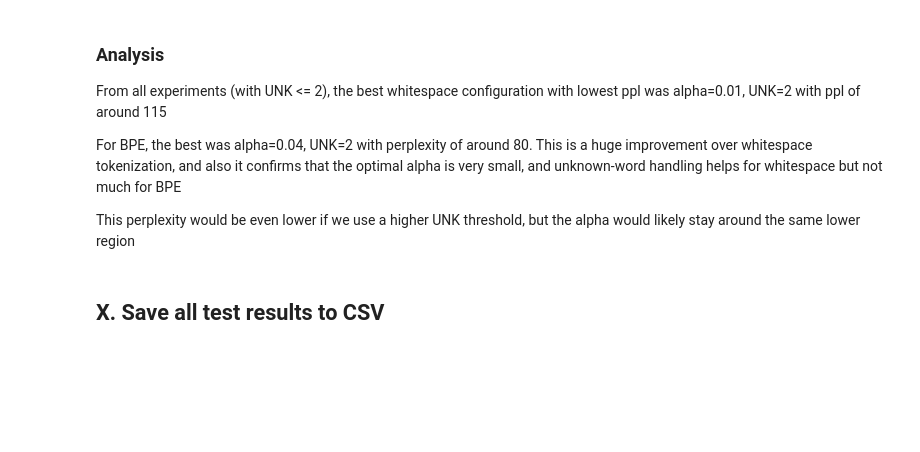
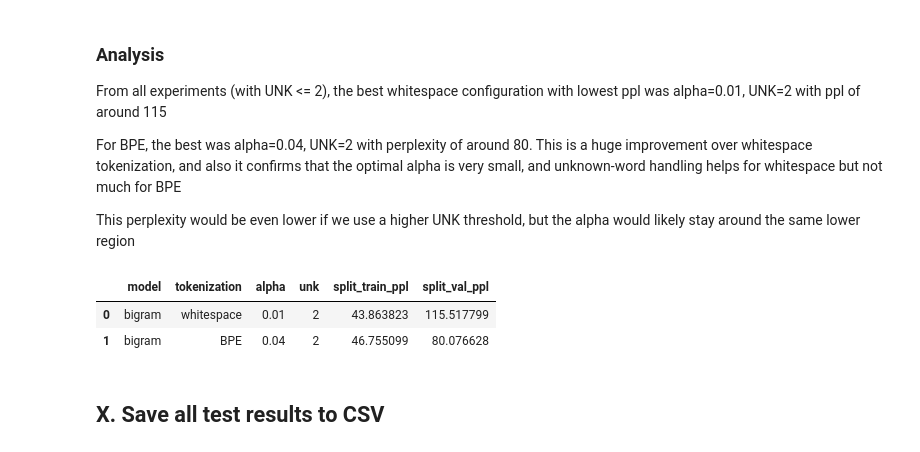
Before and after one commit to axr2718/nlp-code, a Jupyter notebook: A1/eval.ipynb, the cells around one changed output. Cells and saved outputs as stored; diff of their text form; code cells hidden in the pictures; blank space fills up the shorter version.

```diff
--- a/A1/eval.ipynb
+++ b/A1/eval.ipynb
@@ -201,3 +221,18 @@ fine_df
 | 27 | bigram | with_unk | BPE | 0.70 | 2 | 1000 | True | 134.865133 |
 | 28 | bigram | with_unk | BPE | 0.75 | 2 | 1000 | True | 138.255376 |
 | 29 | bigram | with_unk | BPE | 0.80 | 2 | 1000 | True | 141.562086 |
+# %%
+rows = []
+
+# unigram whitespace
+for a in alphas_fine:
+    out = run_cmd(f"python3 {MAIN} -n 1 --alpha {a}")
+    rows += {"model":"unigram","tokenization":"whitespace","alpha":a,"ppl":parse_unigram_output(out)},
+
+# unigram BPE
+for a in alphas_fine:
+    out = run_cmd(f"python3 {MAIN} -n 1 --alpha {a} --use_bpe")
+    rows += {"model":"unigram","tokenization":"bpe","alpha":a,"ppl":parse_unigram_output(out)},
+
+fine_df_unigram = pd.DataFrame(rows)
+fine_df_unigram
@@ -392,6 +443,44 @@ From all experiments (with UNK <= 2), the best whitespace configuration with low
 For BPE, the best was alpha=0.04, UNK=2 with perplexity of around 80. This is a huge improvement over whitespace tokenization, and also it confirms that the optimal alpha is very small, and unknown-word handling helps for whitespace but not much for BPE
 
 This perplexity would be even lower if we use a higher UNK threshold, but the alpha would likely stay around the same lower region
+# %%
+TRAIN = "./A1_DATASET/train.txt"
+VAL   = "./A1_DATASET/val.txt"
+
+def run_bigram(train_path, val_path, use_bpe, alpha, unk_threshold):
+    out = run_cmd(f"python3 {MAIN} --train_path {train_path} --val_path {val_path} -n 2 --alpha {alpha} --unk_threshold {unk_threshold} { '--use_bpe' if use_bpe else '' }")
+    exp = re.search(r"RESULT.*?ppl=([0-9.]+)", out)
+    if not exp:
+        floats = re.findall(r"([0-9]+\.[0-9]+)", out)
+        if floats:
+            return float(floats[-1])
+        raise RuntimeError(f"Could not parse ppl from output:\n{out}")
+    return float(exp.group(1))
+
+rows = []
+
+# Best WS config from prev tests
+ws_alpha = 0.01
+ws_unk   = 2
+ppl_ws_train = run_bigram(TRAIN, TRAIN, use_bpe=False, alpha=ws_alpha, unk_threshold=ws_unk)
+ppl_ws_val   = run_bigram(TRAIN, VAL,   use_bpe=False, alpha=ws_alpha, unk_threshold=ws_unk)
+rows.append(dict(model="bigram", tokenization="whitespace", alpha=ws_alpha, unk=ws_unk,
+                 split_train_ppl=ppl_ws_train, split_val_ppl=ppl_ws_val))
+
+# Best BPE config from prev tests
+bpe_alpha = 0.04
+bpe_unk   = 2
+ppl_bpe_train = run_bigram(TRAIN, TRAIN, use_bpe=True, alpha=bpe_alpha, unk_threshold=bpe_unk)
+ppl_bpe_val   = run_bigram(TRAIN, VAL,   use_bpe=True, alpha=bpe_alpha, unk_threshold=bpe_unk)
+rows.append(dict(model="bigram", tokenization="BPE", alpha=bpe_alpha, unk=bpe_unk,
+                 split_train_ppl=ppl_bpe_train, split_val_ppl=ppl_bpe_val))
+
+train_val_df = pd.DataFrame(rows)
+train_val_df
+# %% [output]
+|  | model | tokenization | alpha | unk | split_train_ppl | split_val_ppl |
+| 0 | bigram | whitespace | 0.01 | 2 | 43.863823 | 115.517799 |
+| 1 | bigram | BPE | 0.04 | 2 | 46.755099 | 80.076628 |
 # %% [markdown]
 ## X. Save all test results to CSV
 # %%
```
Also changed, not shown: parts of 7 cells of this notebook.
